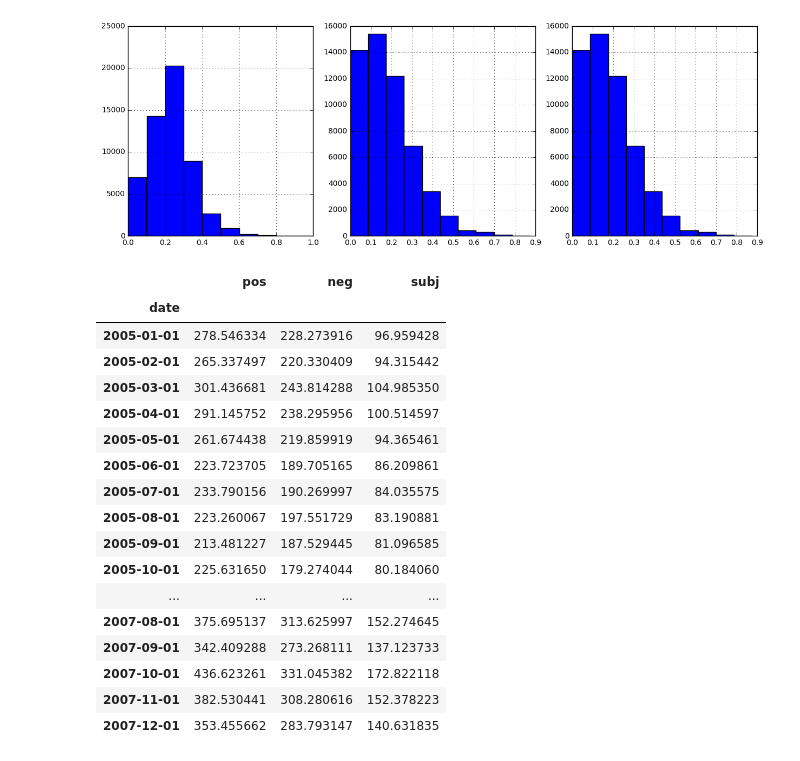
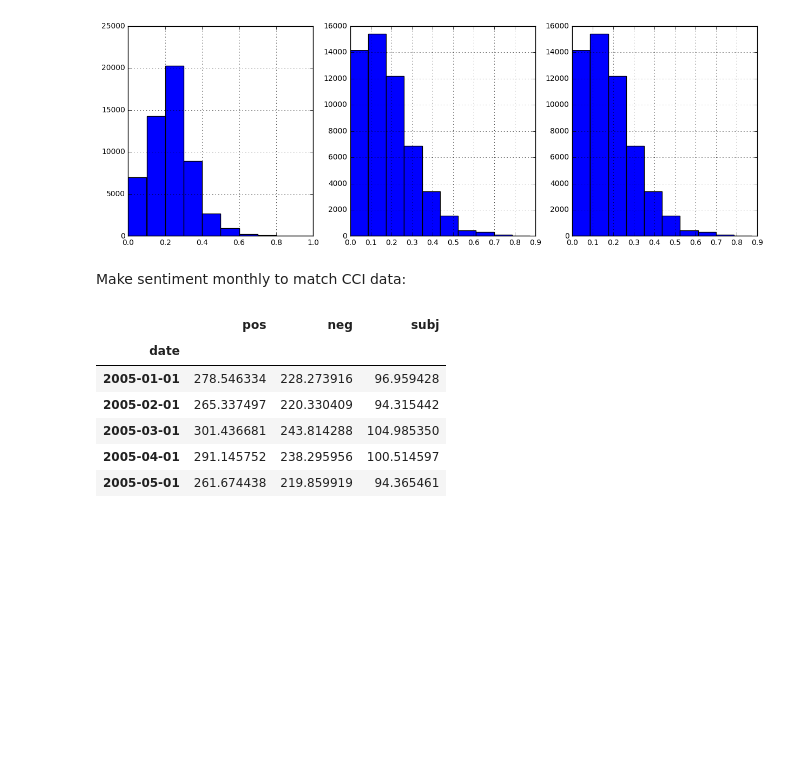
Before and after one commit to AC209ConsumerConfidence/Economic_Sentiment_Forecast, a Jupyter notebook: Milestone 4.ipynb, the cells around one changed output. Drawn from its saved outputs; the diff is of its cells as text; code cells hidden in the pictures; blank space fills up the shorter version.

```diff
--- a/Milestone 4.ipynb
+++ b/Milestone 4.ipynb
@@ -117,25 +119,16 @@ data_subset.neg.hist(bins=10, ax=ax[2], label="Subjectivity scores")
 # %% [output]
 <matplotlib.axes._subplots.AxesSubplot at 0x...>
 [figure]
+# %% [markdown]
+Make sentiment monthly to match CCI data:
 # %%
 monthly_sentiment = data_subset[["date", "pos", "neg", "subj"]].set_index("date").resample("MS").sum()
-monthly_sentiment
+monthly_sentiment.head()
 # %% [output]
 |  | pos | neg | subj |
 | date |  |  |  |
 | 2005-01-01 | 278.546334 | 228.273916 | 96.959428 |
 | 2005-02-01 | 265.337497 | 220.330409 | 94.315442 |
 | 2005-03-01 | 301.436681 | 243.814288 | 104.985350 |
 | 2005-04-01 | 291.145752 | 238.295956 | 100.514597 |
 | 2005-05-01 | 261.674438 | 219.859919 | 94.365461 |
-| 2005-06-01 | 223.723705 | 189.705165 | 86.209861 |
-| 2005-07-01 | 233.790156 | 190.269997 | 84.035575 |
-| 2005-08-01 | 223.260067 | 197.551729 | 83.190881 |
-| 2005-09-01 | 213.481227 | 187.529445 | 81.096585 |
-| 2005-10-01 | 225.631650 | 179.274044 | 80.184060 |
-| ... | ... | ... | ... |
-| 2007-08-01 | 375.695137 | 313.625997 | 152.274645 |
-| 2007-09-01 | 342.409288 | 273.268111 | 137.123733 |
-| 2007-10-01 | 436.623261 | 331.045382 | 172.822118 |
-| 2007-11-01 | 382.530441 | 308.280616 | 152.378223 |
-| 2007-12-01 | 353.455662 | 283.793147 | 140.631835 |
```
Also changed, not shown: parts of 15 cells of this notebook.
